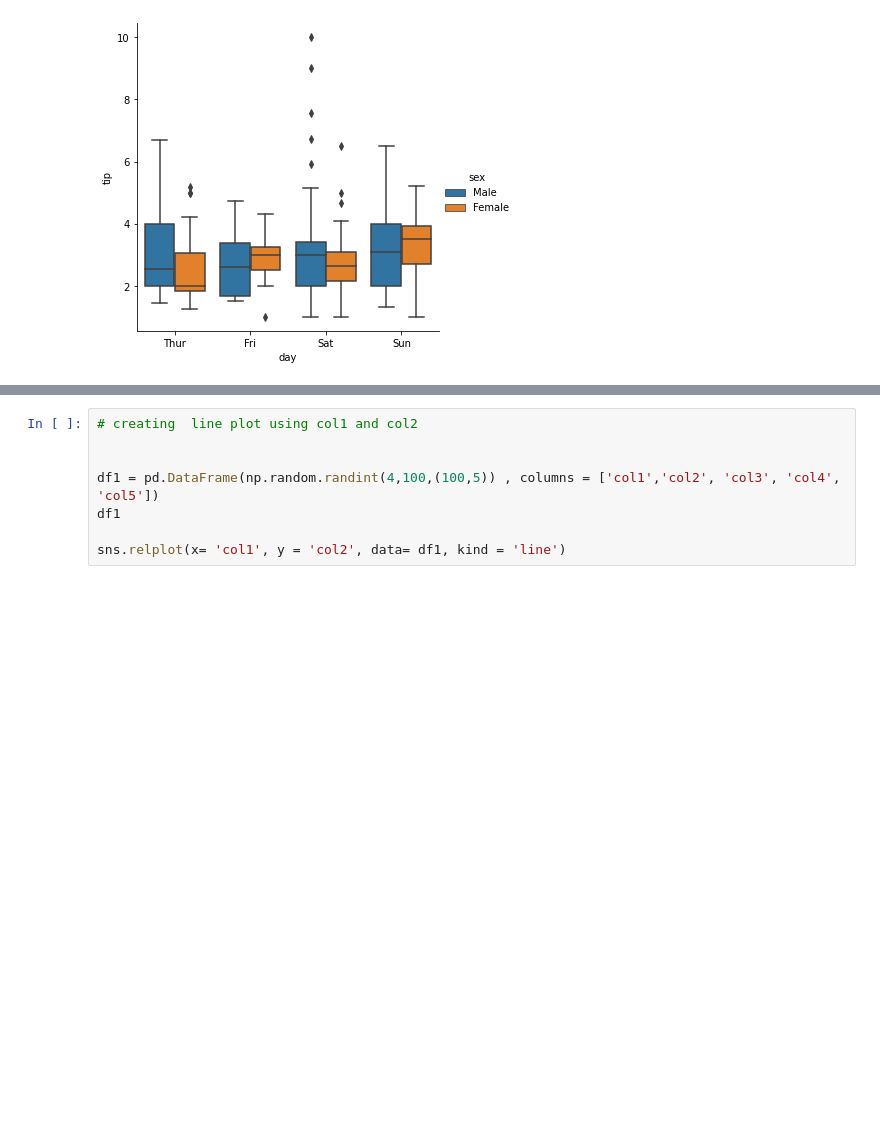
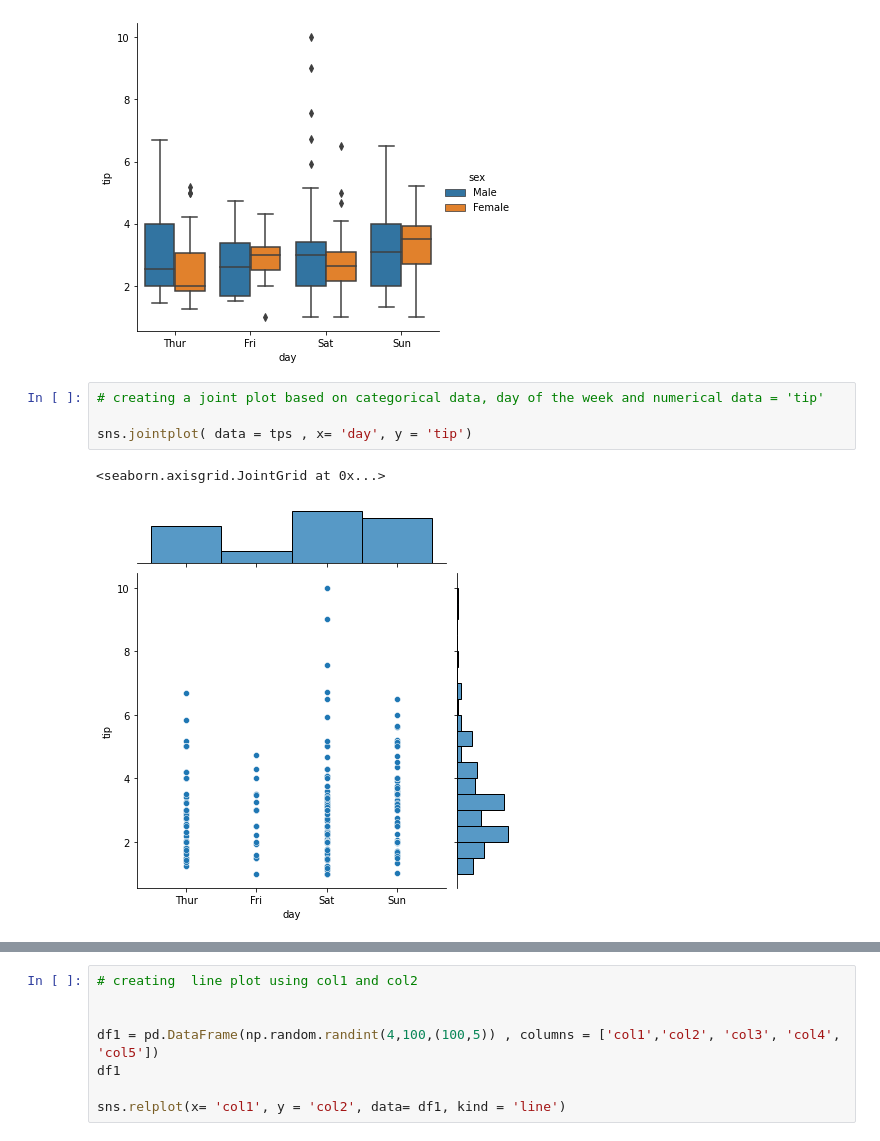
Before and after one commit to ravi0dubey/DataVisualization, a Jupyter notebook: Seaborn.ipynb, the cells around one changed output, grey strips where cells are left out. Cells and saved outputs as stored; diff of their text form; blank space fills up the shorter version.

```diff
--- a/Seaborn.ipynb
+++ b/Seaborn.ipynb
@@ -99,3 +99,10 @@ sns.catplot( data = tps , x= 'day', y = 'tip', kind = 'box', hue = 'sex')
 # %% [output]
 <seaborn.axisgrid.FacetGrid at 0x...>
 [figure]
+# %%
+# creating a joint plot based on categorical data, day of the week and numerical data = 'tip'
+
+sns.jointplot( data = tps , x= 'day', y = 'tip')
+# %% [output]
+<seaborn.axisgrid.JointGrid at 0x...>
+[figure, added]
```
Also changed, not shown: parts of 7 cells of this notebook.
